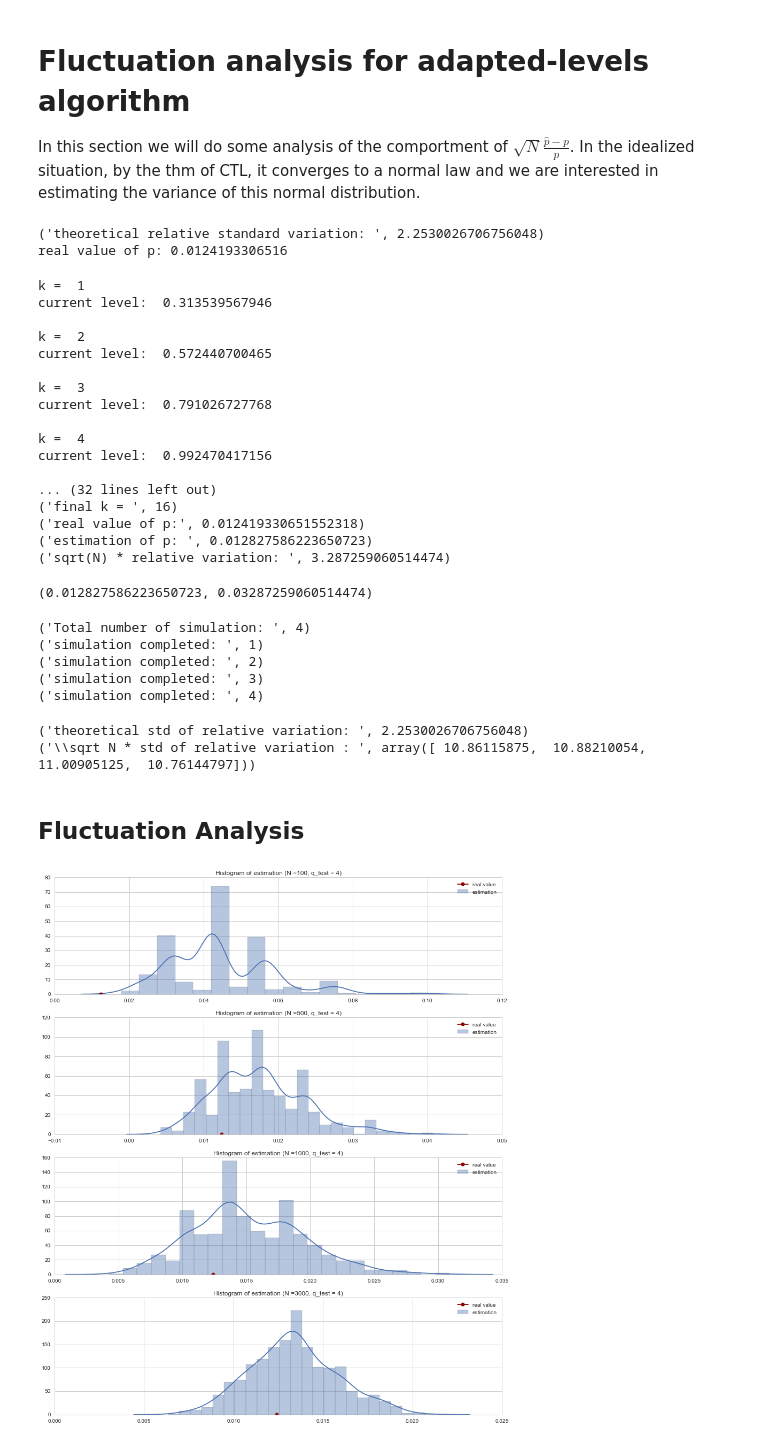
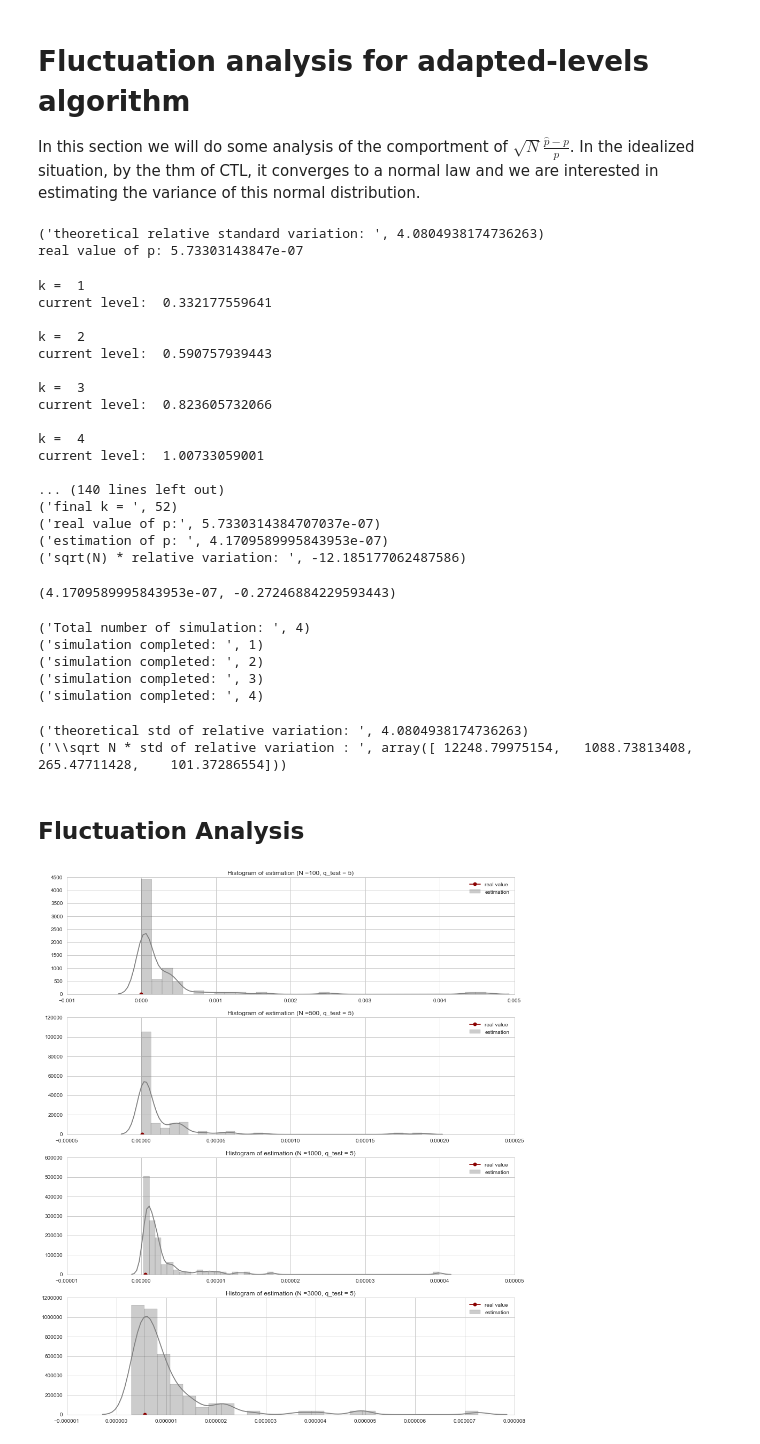
Before and after one commit to MGIMM/Rare-Events, a Jupyter notebook: simulation/Fluctuation_analysis_adapted_levels_(toy_example).ipynb, the cells around one changed output. Saved outputs shown, nothing was run; the diff lists cells and outputs as text; code cells hidden in the pictures.

```diff
--- a/simulation/Fluctuation_analysis_adapted_levels_(toy_example).ipynb
+++ b/simulation/Fluctuation_analysis_adapted_levels_(toy_example).ipynb
@@ -14,7 +14,7 @@ def S(X):
     '''score function which is a black box'''
     return np.abs(X)
 # %%
-q_test = 2.5
+q_test = 5
 from scipy.stats import norm
 p = (1-norm.cdf(q_test))*2
 
@@ -25,8 +25,8 @@ sigma_theoretical = np.sqrt(n_0*(1-p_0)/p_0 + (1-r)/r)
 print ("theoretical relative standard variation: ", sigma_theoretical)
 print "real value of p:" ,p
 # %% [output]
-('theoretical relative standard variation: ', 2.2530026706756048)
-real value of p: 0.0124193306516
+('theoretical relative standard variation: ', 4.0804938174736263)
+real value of p: 5.73303143847e-07
 # %%
 def mu_0_test(N,q_test):
     '''The distribution of X that we could simulate'''
@@ -78,41 +98,41 @@ def simulation_adapted_levels(real_p, p_0, N, mu_0, q_test, score_function, stat
     return p_hat, rel_var
 # %%
 #test
-simulation_adapted_levels(real_p = p, p_0 = 0.75, N = 10000, mu_0 = mu_0_test,
-                          q_test = 2.5, score_function = S, status_track = True)
+simulation_adapted_levels(real_p = p, p_0 = 0.75, N = 2000, mu_0 = mu_0_test,
+                          q_test = 5, score_function = S, status_track = True)
 # %% [output]
 k =  1
-current level:  0.313539567946
+current level:  0.332177559641
 
 k =  2
-current level:  0.572440700465
+current level:  0.590757939443
 
 k =  3
-current level:  0.791026727768
+current level:  0.823605732066
 
 k =  4
-current level:  0.992470417156
+current level:  1.00733059001
 
-... (32 lines left out)
-('final k = ', 16)
-('real value of p:', 0.012419330651552318)
-('estimation of p: ', 0.012827586223650723)
-('sqrt(N) * relative variation: ', 3.287259060514474)
+... (140 lines left out)
+('final k = ', 52)
+('real value of p:', 5.7330314384707037e-07)
+('estimation of p: ', 4.1709589995843953e-07)
+('sqrt(N) * relative variation: ', -12.185177062487586)
-(0.012827586223650723, 0.03287259060514474)
+(4.1709589995843953e-07, -0.27246884229593443)
 # %%
-list_N = [100,500,1000,3000]
-n_choice_N = len(list_N)
-n_sim = 1000
-#N = 100, 1000, 10000, 100000
-sim_N =[[ [] for j in range(n_sim)] for i in range(n_choice_N)]
-print ("Total number of simulation: ", n_choice_N)
-for index_sim in range(n_choice_N):
-    for i in range(n_sim):
-        sim_N[index_sim][i] = simulation_adapted_levels(real_p = p ,p_0 = 0.75, N = list_N[index_sim],
-                                  mu_0 = mu_0_test, q_test = 2.5, score_function = S, status_track = False)
+# list_N = [100,500,1000,3000]
+# n_choice_N = len(list_N)
+# n_sim = 100
 
-    print ("simulation completed: ",index_sim+1)
-sim_N = np.array(sim_N)
+# sim_N =[[ [] for j in range(n_sim)] for i in range(n_choice_N)]
+# print ("Total number of simulation: ", n_choice_N)
+# for index_sim in range(n_choice_N):
+#     for i in range(n_sim):
+#         sim_N[index_sim][i] = simulation_adapted_levels(real_p = p ,p_0 = 0.75, N = list_N[index_sim],
+#                                   mu_0 = mu_0_test, q_test = 5, score_function = S, status_track = False)
+
+#     print ("simulation completed: ",index_sim+1)
+# sim_N = np.array(sim_N)
 # %% [output]
 ('Total number of simulation: ', 4)
 ('simulation completed: ', 1)
@@ -126,24 +146,24 @@ print ("theoretical std of relative variation: ", sigma_theoretical)
 std_sqrtN = np.array([np.std(sigma_relative_variation_sim[i]) for i in range(n_choice_N)])
 print ("\sqrt N * std of relative variation : ", std_sqrtN )
 # %% [output]
-('theoretical std of relative variation: ', 2.2530026706756048)
-('\\sqrt N * std of relative variation : ', array([ 10.86115875,  10.88210054,  11.00905125,  10.76144797]))
+('theoretical std of relative variation: ', 4.0804938174736263)
+('\\sqrt N * std of relative variation : ', array([ 12248.79975154,   1088.73813408,    265.47711428,    101.37286554]))
 # %% [markdown]
 ## Fluctuation Analysis
 # %%
 ##fluctuation
 plt.figure(figsize = [15,18])
 for i in range(n_choice_N):
     plt.subplot(n_choice_N,1,i+1)
 
-    sns.distplot(estimation_sim[i] , label = "estimation")
-    plt.title('Histogram of estimation (N ='+str(list_N[i])+', q_test = 4)')
+    sns.distplot(estimation_sim[i] , label = "estimation",color = "grey")
+    plt.title('Histogram of estimation (N ='+str(list_N[i])+', q_test = 5)')
     x = np.arange(-1,1,0.1)
     plt.plot(p,0,marker = "o",color = 'darkred',label = "real value")
     plt.legend()
     #plt.xlim([-0.3,0.3])
 # %% [output]
-[figure, old version]
+[figure, new version]
 # %%
 ##fluctuation of variance(sigma)
 plt.figure(figsize = [15,18])
```
Also changed, not shown: parts of 5 cells of this notebook, 2 other files.
